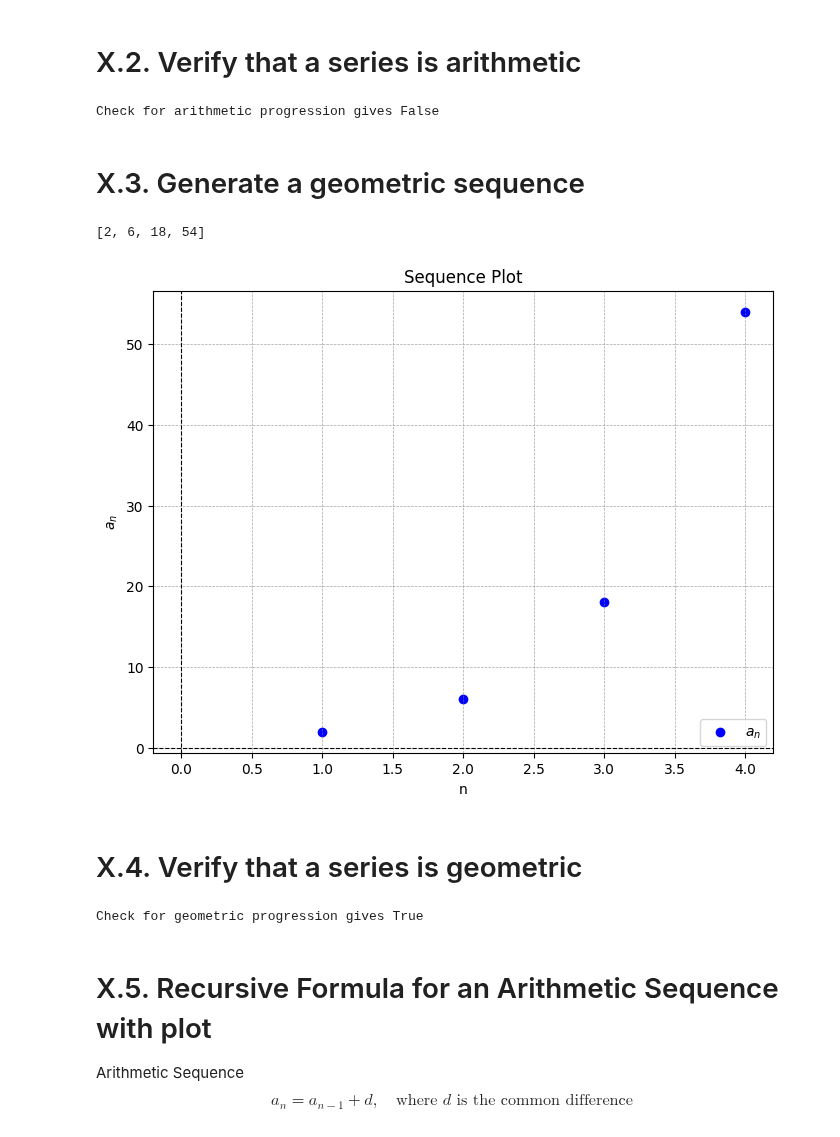
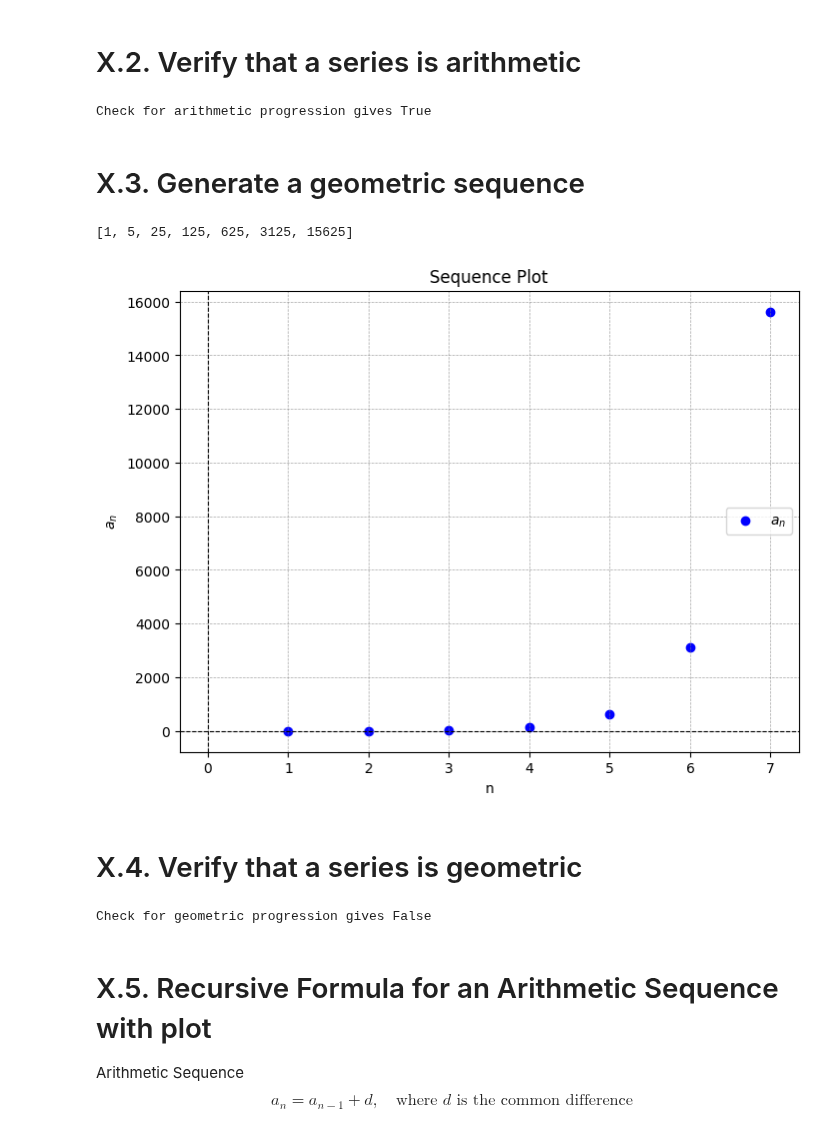
Before and after one commit to pattichis/GraphFuns2, a Jupyter notebook: homework_funs.ipynb, the cells around one changed output. Saved outputs shown, nothing was run; the diff lists cells and outputs as text; code cells hidden in the pictures.

```diff
--- a/homework_funs.ipynb
+++ b/homework_funs.ipynb
@@ -225,39 +246,39 @@ plot_seq(a_values)
 # %% [markdown]
 # X.2. Verify that a series is arithmetic
 # %%
-a_values = [1, 1+3, 1+3]
+a_values = [1, 1+3, 4+3]
 check = check_arithm(a_values)
 
 print(f"Check for arithmetic progression gives {check}")
 # %% [output]
-Check for arithmetic progression gives False
+Check for arithmetic progression gives True
 # %% [markdown]
 # X.3. Generate a geometric sequence
 # %%
-first_num = 2 # First number
-r = 3        # r for an arithmetic sequences
-n_range = 4  # Number of terms to generate
+first_num = 1 # First number
+r = 5        # r for an arithmetic sequences
+n_range = 7  # Number of terms to generate
 
 # Generate the sequence
 a_values = geom_gen(first_num=first_num, r=r, n_range=n_range)
 
 # Print them
 print(a_values)
 
 # Plot them
 plot_seq(a_values)
 # %% [output]
-[2, 6, 18, 54]
+[1, 5, 25, 125, 625, 3125, 15625]
-[figure, old version]
+[figure, new version]
 # %% [markdown]
 # X.4. Verify that a series is geometric
 # %%
-a_values = [1, 1*3, 1*9]
+a_values = [1, 1*3, 1*3, 1*9]
 check = check_geom(a_values)
 
 print(f"Check for geometric progression gives {check}")
 # %% [output]
-Check for geometric progression gives True
+Check for geometric progression gives False
 # %% [markdown]
 # X.5. Recursive Formula for an Arithmetic Sequence with plot
 Arithmetic Sequence
```
Also changed, not shown: parts of 9 cells of this notebook.
